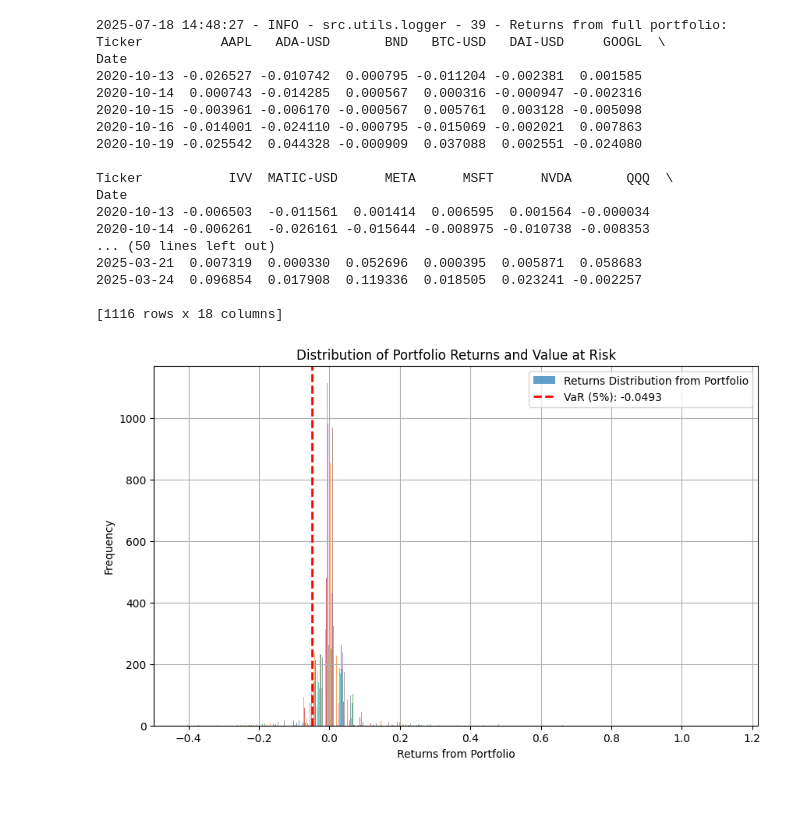
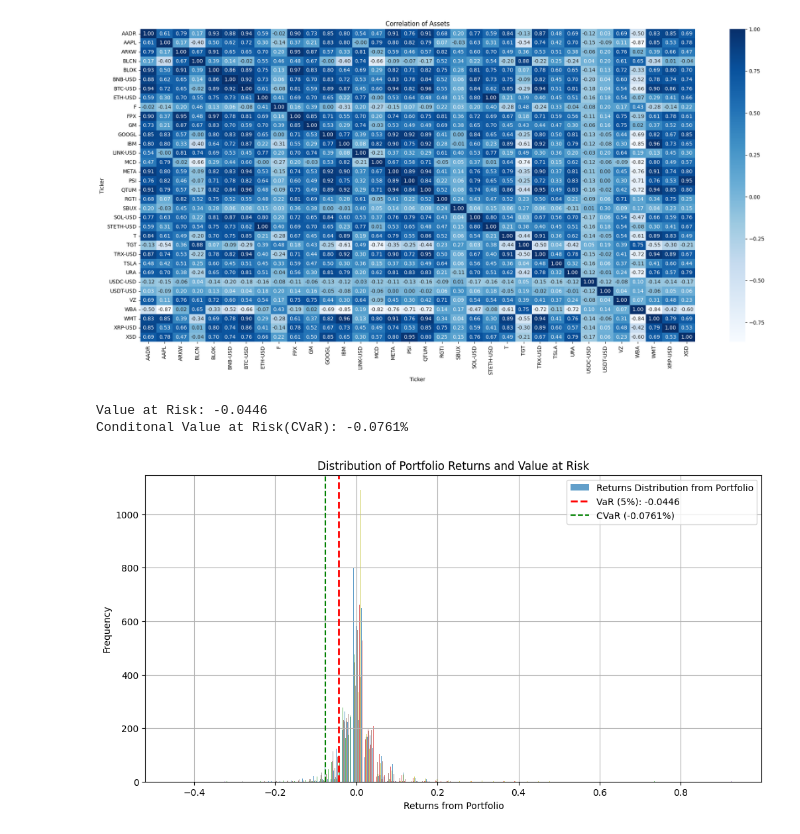
Before and after one commit to nickkats1/Quant-I-Guess, a Jupyter notebook: notebooks/EfficientFrontier.ipynb, the cells around one changed output. Cells and saved outputs as stored; diff of their text form; code cells hidden in the pictures; blank space fills up the shorter version.

Commit message:
images and notebooks updated

```diff
--- a/notebooks/EfficientFrontier.ipynb
+++ b/notebooks/EfficientFrontier.ipynb
@@ -110,0 +80,3 @@ data.head()
+# %%
+data = ef_obj.load_data()
+data
@@ -110,0 +99,3 @@ data.head()
+# %%
+returns = ef_obj.eval_returns()
+returns
@@ -111,41 +134,31 @@ data.head()
+# %%
+plt.figure(figsize=(20,10))
+sns.heatmap(data.corr(),fmt=".2f",annot=True,cmap="Blues")
+plt.title("Correlation of Assets")
+plt.tight_layout()
+plt.savefig("images/ef_assets_heatmap.png")
+plt.show()
+# %% [output]
+[figure, added]
 # %%
-returns = portfolio_optimizer.eval_returns()
+var = np.percentile(returns,(1- 0.95)*100)
+tail_risk = returns[returns < var]
+cvar = np.mean(tail_risk)
+print(f"Value at Risk: {var:.4f}")
+print(f'Conditonal Value at Risk(CVaR): {cvar:.4f}%')
 
-
-"""VaR"""
-
-def value_at_risk(returns, confidence_level=0.05):
-    """Calculates Value at Risk (VaR)."""
-    return np.quantile(returns, confidence_level)
-
-VaR = value_at_risk(returns)
-
-plt.figure(figsize=(10,6))
+plt.figure(figsize=(12,6))
 plt.hist(returns,bins=50,label="Returns Distribution from Portfolio",alpha=0.7)
-plt.axvline(VaR, color='r', linestyle='dashed', linewidth=2, label=f'VaR (5%): {VaR:.4f}')
+plt.axvline(var, color='r', linestyle='dashed', linewidth=2, label=f'VaR (5%): {var:.4f}')
+plt.axvline(x=cvar, color='green', linestyle='--', label=f'CVaR ({cvar:.4f}%)')
 plt.title('Distribution of Portfolio Returns and Value at Risk')
 plt.xlabel('Returns from Portfolio')
 plt.ylabel('Frequency')
 plt.legend()
 plt.grid(True)
-plt.savefig("images/VaR-EfficientDiversification.png")
+plt.savefig("images/VaR-Cvar-EfficientDiversification.png")
 plt.show()
 # %% [output]
-2025-07-18 14:48:27 - INFO - src.utils.logger - 39 - Returns from full portfolio: Ticker          AAPL   ADA-USD       BND   BTC-USD   DAI-USD     GOOGL  \
-Date
-2020-10-13 -0.026527 -0.010742  0.000795 -0.011204 -0.002381  0.001585
-2020-10-14  0.000743 -0.014285  0.000567  0.000316 -0.000947 -0.002316
-2020-10-15 -0.003961 -0.006170 -0.000567  0.005761  0.003128 -0.005098
-2020-10-16 -0.014001 -0.024110 -0.000795 -0.015069 -0.002021  0.007863
-2020-10-19 -0.025542  0.044328 -0.000909  0.037088  0.002551 -0.024080
-
-Ticker           IVV  MATIC-USD      META      MSFT      NVDA       QQQ  \
-Date
-2020-10-13 -0.006503  -0.011561  0.001414  0.006595  0.001564 -0.000034
-2020-10-14 -0.006261  -0.026161 -0.015644 -0.008975 -0.010738 -0.008353
-... (50 lines left out)
-2025-03-21  0.007319  0.000330  0.052696  0.000395  0.005871  0.058683
-2025-03-24  0.096854  0.017908  0.119336  0.018505  0.023241 -0.002257
-
-[1116 rows x 18 columns]
+Value at Risk: -0.0446
+Conditonal Value at Risk(CVaR): -0.0761%
-[figure, old version]
+[figure, new version]
```
Also changed, not shown: parts of 16 cells of this notebook, 31 other files.
